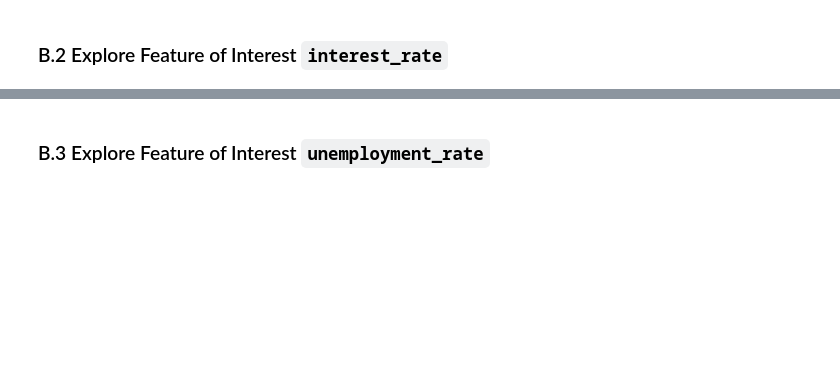
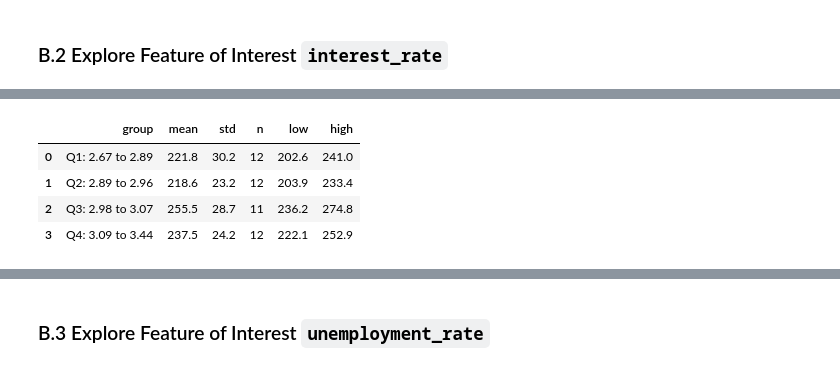
Before and after one commit to ETHLOB/trn-uts-mlaa, a Jupyter notebook: notebook/1_regression/36106-26SP-AT3-student_id-SB-3-eda-economics.ipynb, the cells around one changed output, grey strips where cells are left out. Cells and saved outputs as stored; diff of their text form; code cells hidden in the pictures; blank space fills up the shorter version.

```diff
--- a/notebook/1_regression/36106-26SP-AT3-student_id-SB-3-eda-economics.ipynb
+++ b/notebook/1_regression/36106-26SP-AT3-student_id-SB-3-eda-economics.ipynb
@@ -150,6 +177,40 @@ def distribution_charts(values, label, n_bins, tail):
     print(f"{label}: n = {len(values)}, skewness = {values.skew():.2f}, excess kurtosis = {values.kurt():.2f}, "
           f"histogram omits {len(values) - len(shown)} values outside the {tail:.1%} to {1 - tail:.1%} quantiles")
     return alt.hconcat(hist, qq)
+
+
+def group_mean(df, group_col, target):
+    """Mean of `target` with a 95% t-interval per group (groups here hold about 12 months)."""
+    table = df.groupby(group_col, observed=True)[target].agg(["mean", "std", "size"]).reset_index()
+    table = table.rename(columns={"size": "n"})
+    half = student_t.ppf(0.975, table["n"] - 1) * table["std"] / np.sqrt(table["n"])
+    table["low"], table["high"] = table["mean"] - half, table["mean"] + half
+    return table
+
+
+def quartile_groups(values, decimals):
+    """Four equal-size groups of months by value (ties broken by month order), labelled by range."""
+    group = pd.qcut(values.rank(method="first"), 4, labels=False)
+    ranges = values.groupby(group).agg(["min", "max"])
+    labels = {g: f"Q{g + 1}: {r['min']:.{decimals}f} to {r['max']:.{decimals}f}" for g, r in ranges.iterrows()}
+    return group.map(labels)
+
+
+def interval_chart(table, x_field, x_title, y_title, reference, reference_label):
+    """Group means with 95% intervals against a grey, labelled reference line.
+
+    The reference is the mean of all months: groups on the line show no effect of the indicator."""
+    base = alt.Chart(table).encode(x=alt.X(f"{x_field}:O", title=x_title, sort=None, axis=alt.Axis(labelAngle=0)))
+    intervals = base.mark_rule(color="#898781").encode(
+        y=alt.Y("low:Q", title=y_title, scale=alt.Scale(zero=False)), y2="high:Q")
+    points = base.mark_point(filled=True, color="#2a78d6").encode(
+        y="mean:Q", tooltip=[x_field, alt.Tooltip("mean:Q", format=".0f"), alt.Tooltip("low:Q", format=".0f"),
+                             alt.Tooltip("high:Q", format=".0f"), "n"])
+    ref = pd.DataFrame({"y": [reference], "label": [reference_label]})
+    line = alt.Chart(ref).mark_rule(color="#898781", strokeDash=[4, 4]).encode(y="y:Q")
+    text = alt.Chart(ref).mark_text(align="left", dx=4, dy=-7, color="#898781").encode(
+        y="y:Q", x=alt.value(0), text="label:N")
+    return (intervals + points + line + text).properties(width=520, height=260)
 # %%
 # Constants
 # Each economic row is dated the first day of its month. A figure for a month is published
@@ -233,0 +354,13 @@ indicator_scatter(table, "interest_rate", "Interest rate, previous month (%)")
+# %%
+# Does growth rise steadily with the interest rate? Months split into four equal groups by rate.
+overall_mean = table["mean_change"].mean()
+interest_groups = group_mean(table.assign(group=quartile_groups(table["interest_rate"], 2)), "group", "mean_change")
+display(interest_groups.round(1))
+interval_chart(interest_groups, "group", "Interest rate group, previous month (%)", "Mean monthly balance change across accounts ($)",
+               overall_mean, f"Mean of all months: ${overall_mean:.0f}")
+# %% [output]
+|  | group | mean | std | n | low | high |
+| 0 | Q1: 2.67 to 2.89 | 221.8 | 30.2 | 12 | 202.6 | 241.0 |
+| 1 | Q2: 2.89 to 2.96 | 218.6 | 23.2 | 12 | 203.9 | 233.4 |
+| 2 | Q3: 2.98 to 3.07 | 255.5 | 28.7 | 11 | 236.2 | 274.8 |
+| 3 | Q4: 3.09 to 3.44 | 237.5 | 24.2 | 12 | 222.1 | 252.9 |
```
Also changed, not shown: parts of 30 cells of this notebook, 5 other files.
